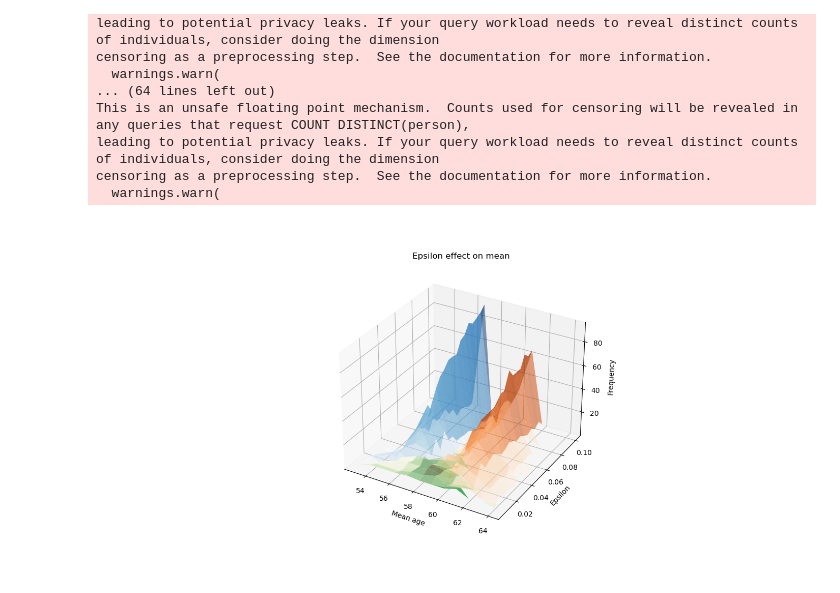
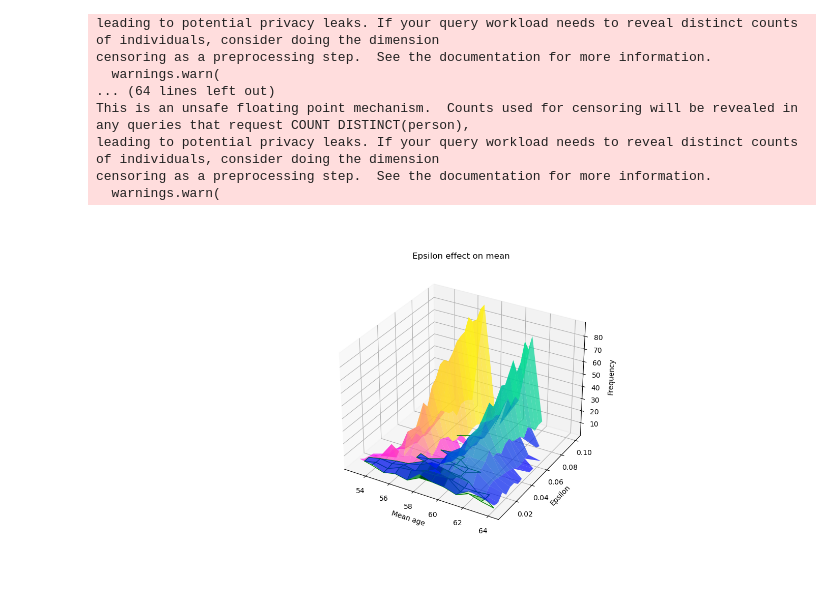
Before and after one commit to EatOreo/DifferentialPrivacyBiasExperiments, a Jupyter notebook: notebooks/3dMeans.ipynb, the cells around one changed output. Saved outputs shown, nothing was run; the diff lists cells and outputs as text; code cells hidden in the pictures.

```diff
--- a/notebooks/3dMeans.ipynb
+++ b/notebooks/3dMeans.ipynb
@@ -104,34 +104,34 @@ X, Y = np.meshgrid(x, y)
 # women
 Zw = np.zeros([20, 12])
 for i in range(20):
     for j in range(12):
         Zw[i][j] = fw(X[i][j], Y[i][j])
 
 # men
 Zm = np.zeros([20, 12])
 for i in range(20):
     for j in range(12):
         Zm[i][j] = fm(X[i][j], Y[i][j])
 
 # intersection
 Zi = np.zeros([20, 12])
 for i in range(20):
     for j in range(12):
         w_ = Zw[i][j]
         m_ = Zm[i][j]
         if w_ > 0 and m_ > 0:
             Zi[i][j] = min(w_, m_)
         else:
             Zi[i][j] = np.nan
 
 fig = plt.figure()
 ax = plt.axes(projection ='3d')
-ax.plot_surface(X, Y, Zm, cmap ='Blues', alpha=0.5, label='women')
-ax.plot_surface(X, Y, Zw, cmap ='Oranges', alpha=0.5, label='men')
-ax.plot_surface(X, Y, Zi, cmap ='Greens', alpha=1, label='intersection')
+ax.plot_surface(X, Y, Zm, cmap ='spring', alpha=0.7, label='women')
+ax.plot_surface(X, Y, Zw, cmap ='winter', alpha=0.7, label='men')
+ax.plot_surface(X, Y, Zi, cmap ='Greens', alpha=1, label='intersection', edgecolors='g')
 ax.set_ylabel('Epsilon')
 ax.set_xlabel('Mean age')
 ax.set_zlabel('Frequency')
 ax.set_title('Epsilon effect on mean');
 # %% [output]
-[figure, old version]
+[figure, new version]
```
